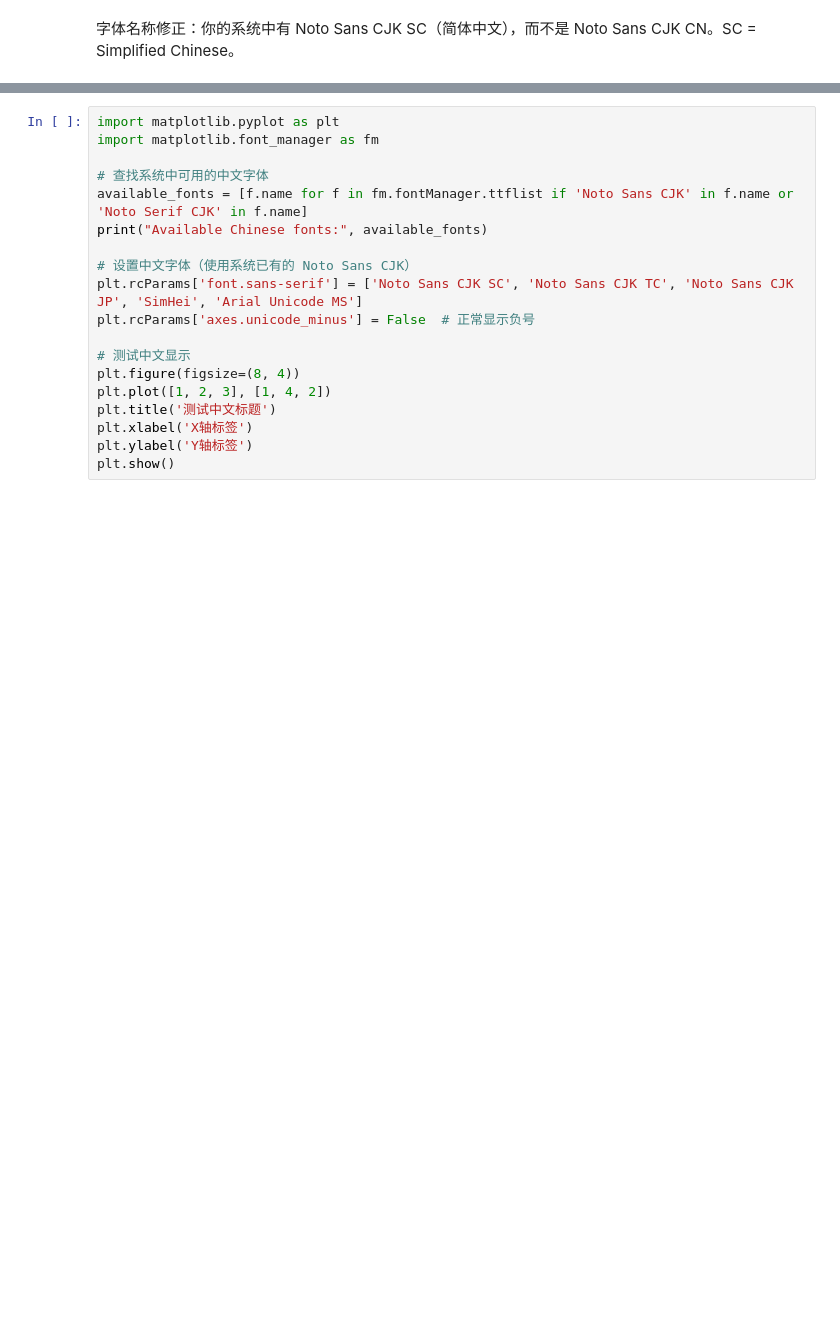
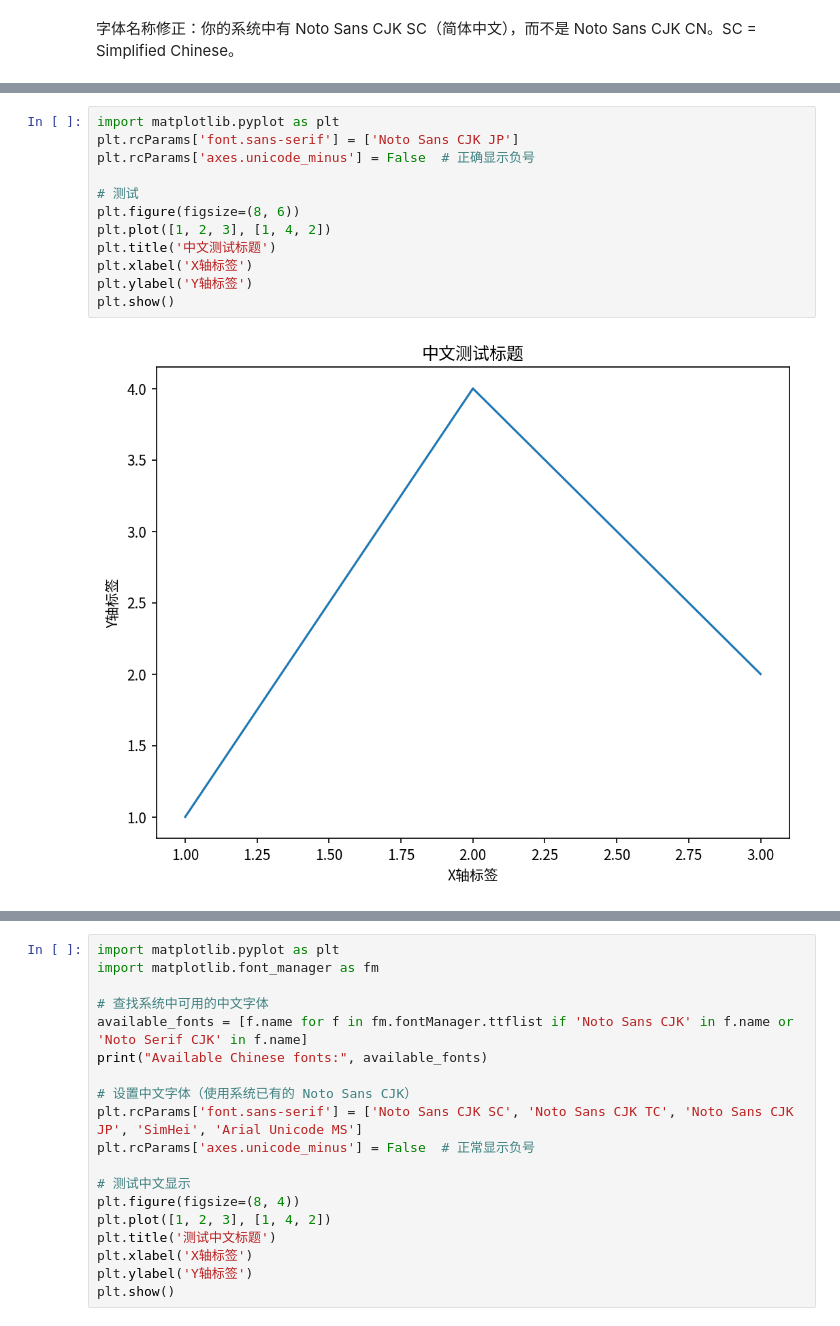
Before and after one commit to bioinfo-gao/GZ_Projects_2026H1, a Jupyter notebook: Utilities/Python_tested_in_python3.10/10.Plotting/0_中日韩文显示_CJK1.ipynb, the cells around one changed output, grey strips where cells are left out. Cells and saved outputs as stored; diff of their text form; blank space fills up the shorter version.

```diff
--- a/Utilities/Python_tested_in_python3.10/10.Plotting/0_中日韩文显示_CJK1.ipynb
+++ b/Utilities/Python_tested_in_python3.10/10.Plotting/0_中日韩文显示_CJK1.ipynb
@@ -6,0 +76,14 @@ The following successfully imports the necessary modules:
+# %%
+import matplotlib.pyplot as plt
+plt.rcParams['font.sans-serif'] = ['Noto Sans CJK JP']
+plt.rcParams['axes.unicode_minus'] = False  # 正确显示负号
+
+# 测试
+plt.figure(figsize=(8, 6))
+plt.plot([1, 2, 3], [1, 4, 2])
+plt.title('中文测试标题')
+plt.xlabel('X轴标签')
+plt.ylabel('Y轴标签')
+plt.show()
+# %% [output]
+[figure, added]
```
Also changed, not shown: parts of 9 cells of this notebook, 4 other files.
